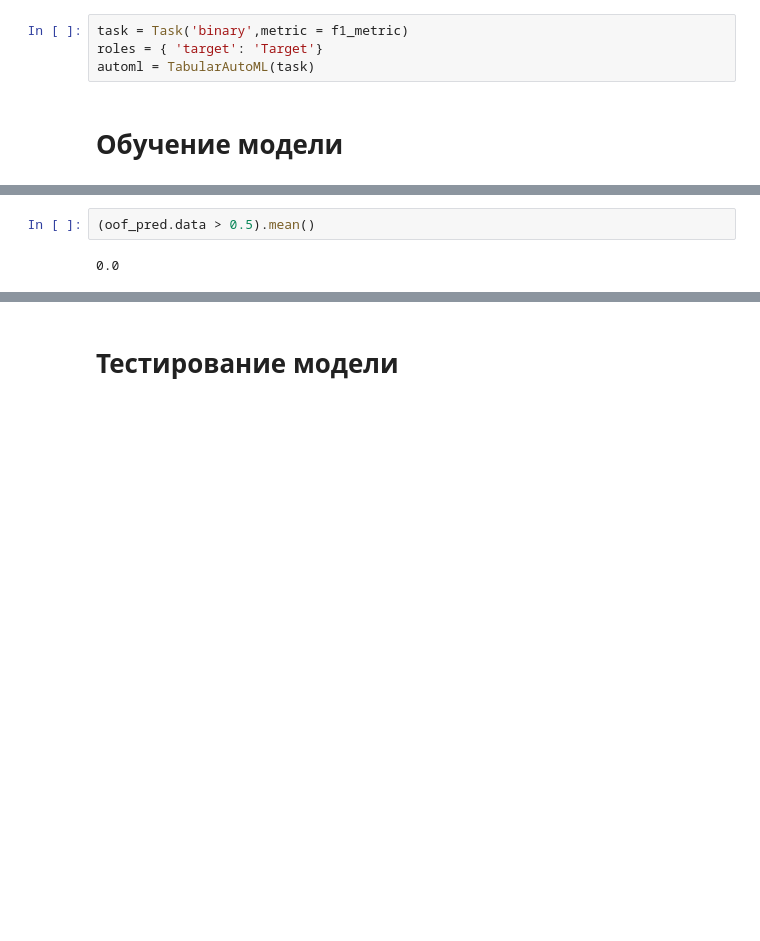
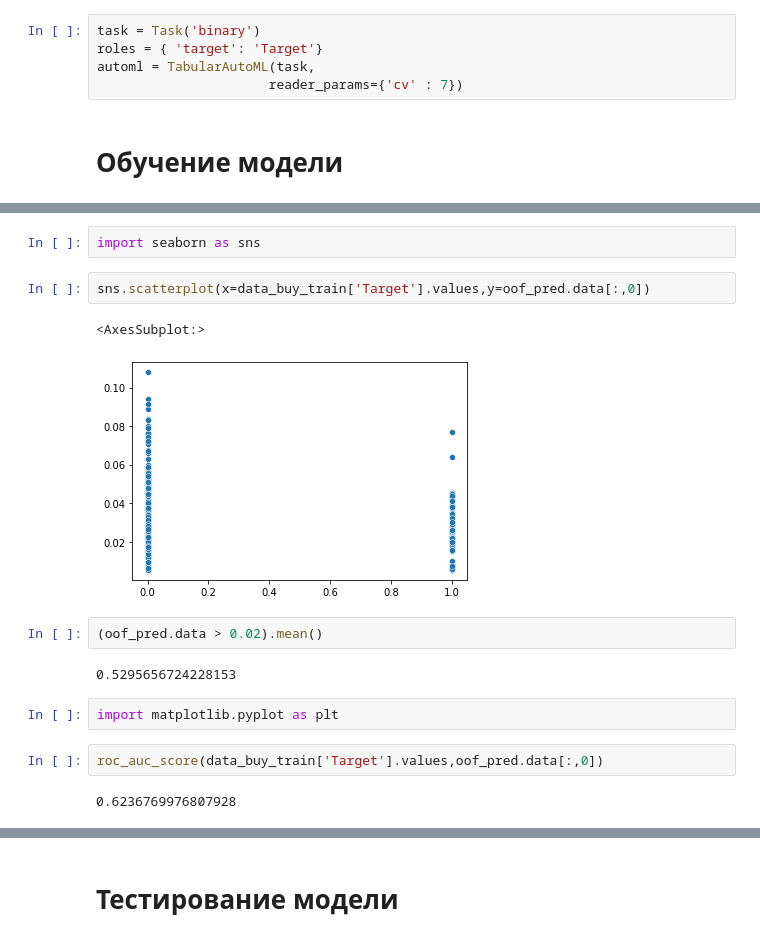
Before and after one commit to prog815/traide, a Jupyter notebook: tr-order-lama-simple.ipynb, the cells around one changed output, grey strips where cells are left out. Saved outputs shown, nothing was run; the diff lists cells and outputs as text; blank space fills up the shorter version.

```diff
--- a/tr-order-lama-simple.ipynb
+++ b/tr-order-lama-simple.ipynb
@@ -188,9 +192,10 @@ def acc_score(y_true, y_pred, **kwargs):
 def f1_metric(y_true, y_pred, **kwargs):
     return f1_score(y_true, (y_pred > 0.5).astype(int), **kwargs)
 # %%
-task = Task('binary',metric = f1_metric)
+task = Task('binary')
 roles = { 'target': 'Target'}
-automl = TabularAutoML(task)
+automl = TabularAutoML(task,
+                      reader_params={'cv' : 7})
 # %% [markdown]
 # Обучение модели
 # %%
@@ -220,4 +225,17 @@ oof_pred.data.max()
+# %%
+import seaborn as sns
+# %%
+sns.scatterplot(x=data_buy_train['Target'].values,y=oof_pred.data[:,0])
+# %% [output]
+<AxesSubplot:>
+[figure, added]
 # %%
-(oof_pred.data > 0.5).mean()
+(oof_pred.data > 0.02).mean()
 # %% [output]
-0.0
+0.5295656724228153
+# %%
+import matplotlib.pyplot as plt
+# %%
+roc_auc_score(data_buy_train['Target'].values,oof_pred.data[:,0])
+# %% [output]
+0.6236769976807928
```
Also changed, not shown: parts of 15 cells of this notebook.
